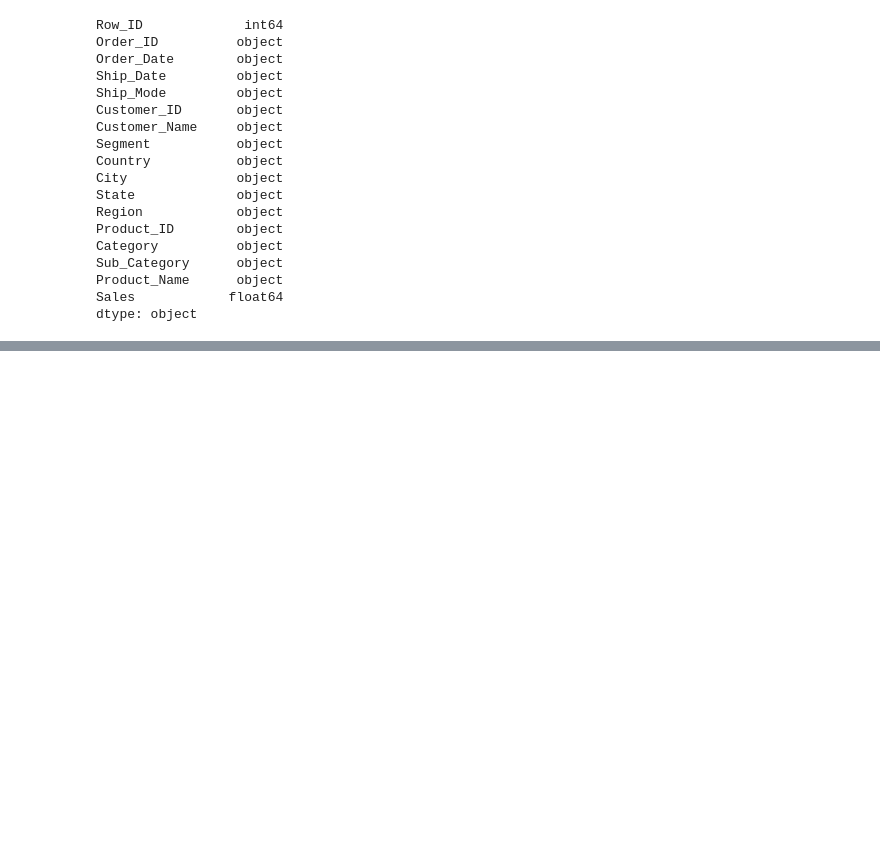
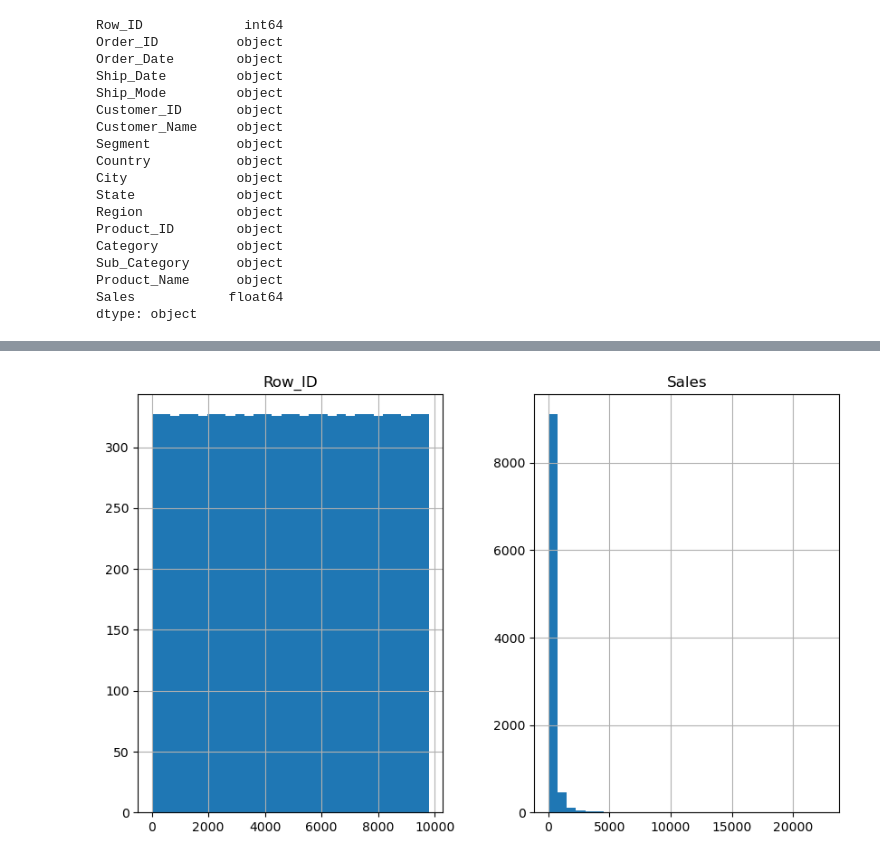
Before and after one commit to Ayush080-bct/Superstore-data-pipeline, a Jupyter notebook: notebook/EDA.ipynb, the cells around one changed output, grey strips where cells are left out. Drawn from its saved outputs; the diff is of its cells as text; code cells hidden in the pictures; blank space fills up the shorter version.

```diff
--- a/notebook/EDA.ipynb
+++ b/notebook/EDA.ipynb
@@ -176,0 +227,5 @@ dtype: object
+# %%
+df.hist(figsize=(10,6),bins=30)
+plt.show()
+# %% [output]
+[figure, added]
```
Also changed, not shown: parts of 9 cells of this notebook, 2 other files.
